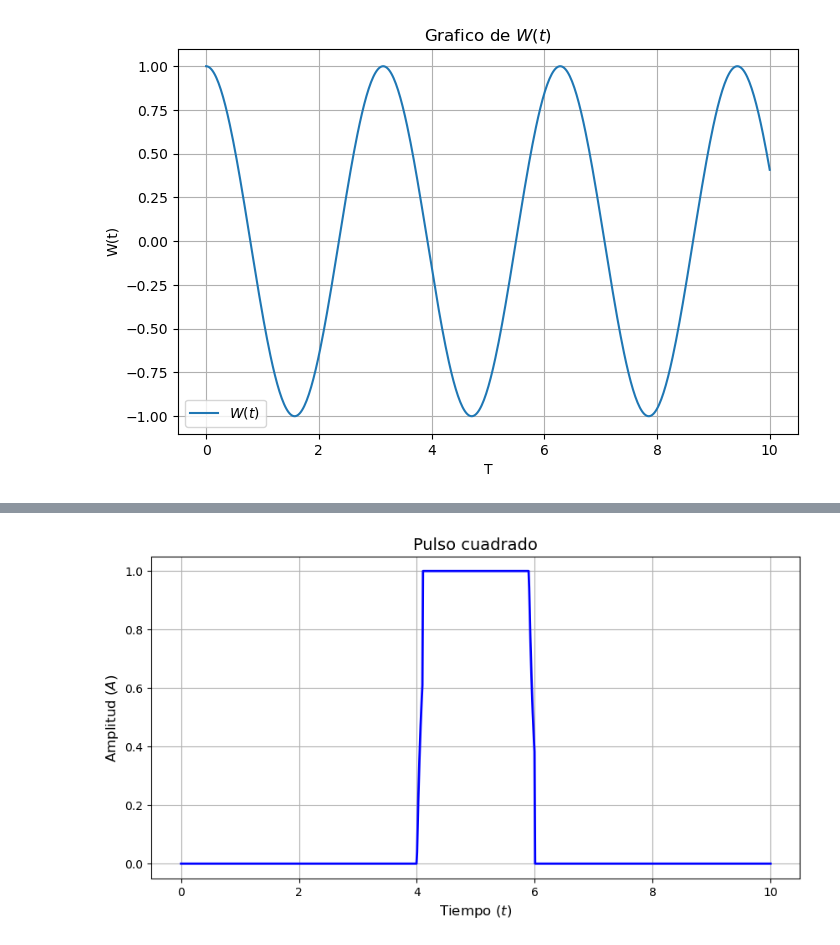
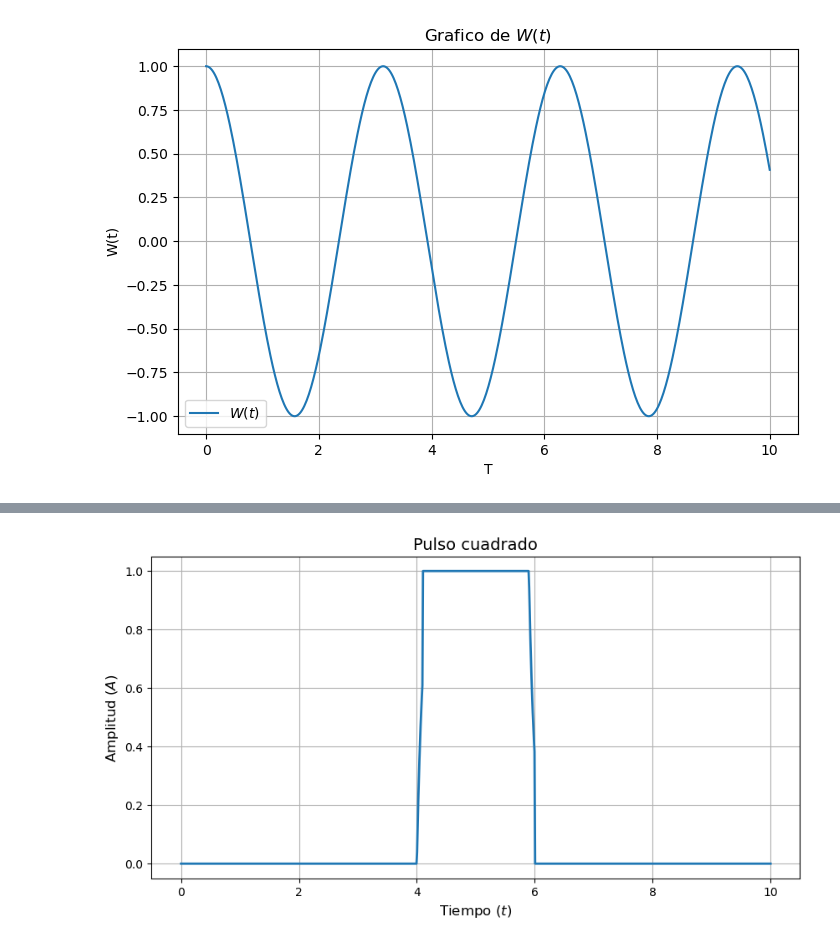
Before and after one commit to ComancheMario/Python-, a Jupyter notebook: Tesis/Sims.ipynb, the cells around one changed output, grey strips where cells are left out. Saved outputs shown, nothing was run; the diff lists cells and outputs as text; code cells hidden in the pictures.

```diff
--- a/Tesis/Sims.ipynb
+++ b/Tesis/Sims.ipynb
@@ -847,36 +847,36 @@ tau = 2.0        # Duración del pulso (ancho)
 t_rise = 0.1     # Tiempo de subida
 t_fall = 0.1     # Tiempo de bajada
 t0 = 5.0         # Centro del pulso
 
 # Función para generar el pulso
 def square_pulse(t, A, tau, t_rise, t_fall, t0):
     pulse = np.zeros_like(t)
     # Tiempos de subida/bajada
     rise = (t >= t0 - tau/2) & (t < t0 - tau/2 + t_rise)
     fall = (t >= t0 + tau/2 - t_fall) & (t < t0 + tau/2)
     flat = (t >= t0 - tau/2 + t_rise) & (t < t0 + tau/2 - t_fall)
     # Aplica subida exponencial
     pulse[rise] = A * (1 - np.exp(-(t[rise] - (t0 - tau/2)) / t_rise))
     # Parte plana
     pulse[flat] = A
     # Aplica bajada exponencial
     pulse[fall] = A * np.exp(-(t[fall] - (t0 + tau/2 - t_fall)) / t_fall)
     return pulse
 
 # Rango de tiempo
 t = np.linspace(0, 10, 1000)
 pulso = square_pulse(t, A, tau, t_rise, t_fall, t0)
 
 # Gráfico
 plt.figure(figsize=(10, 5))
-plt.plot(t, pulso, 'b-', linewidth=2)
+plt.plot(t, pulso, linewidth=2)
 plt.xlabel("Tiempo ($t$)", fontsize=12)
 plt.ylabel("Amplitud ($A$)", fontsize=12)
 plt.title("Pulso cuadrado", fontsize=14)
-plt.grid(True)
+plt.grid(True )
 plt.show()
 # %% [output]
-[figure, old version]
+[figure, new version]
 # %%
 import numpy as np
 import matplotlib.pyplot as plt
```
Also changed, not shown: parts of 10 cells of this notebook, 42 other files.
